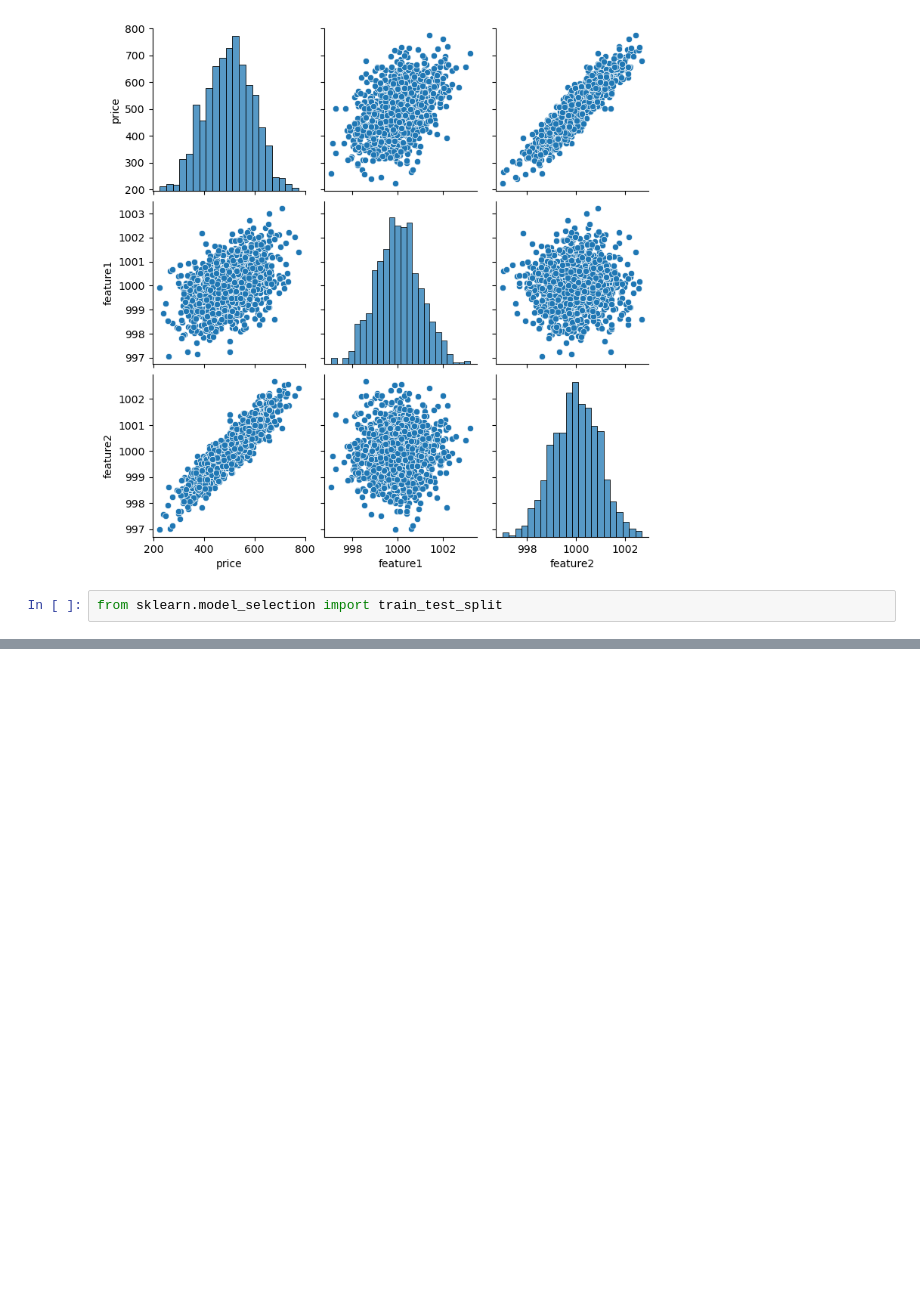
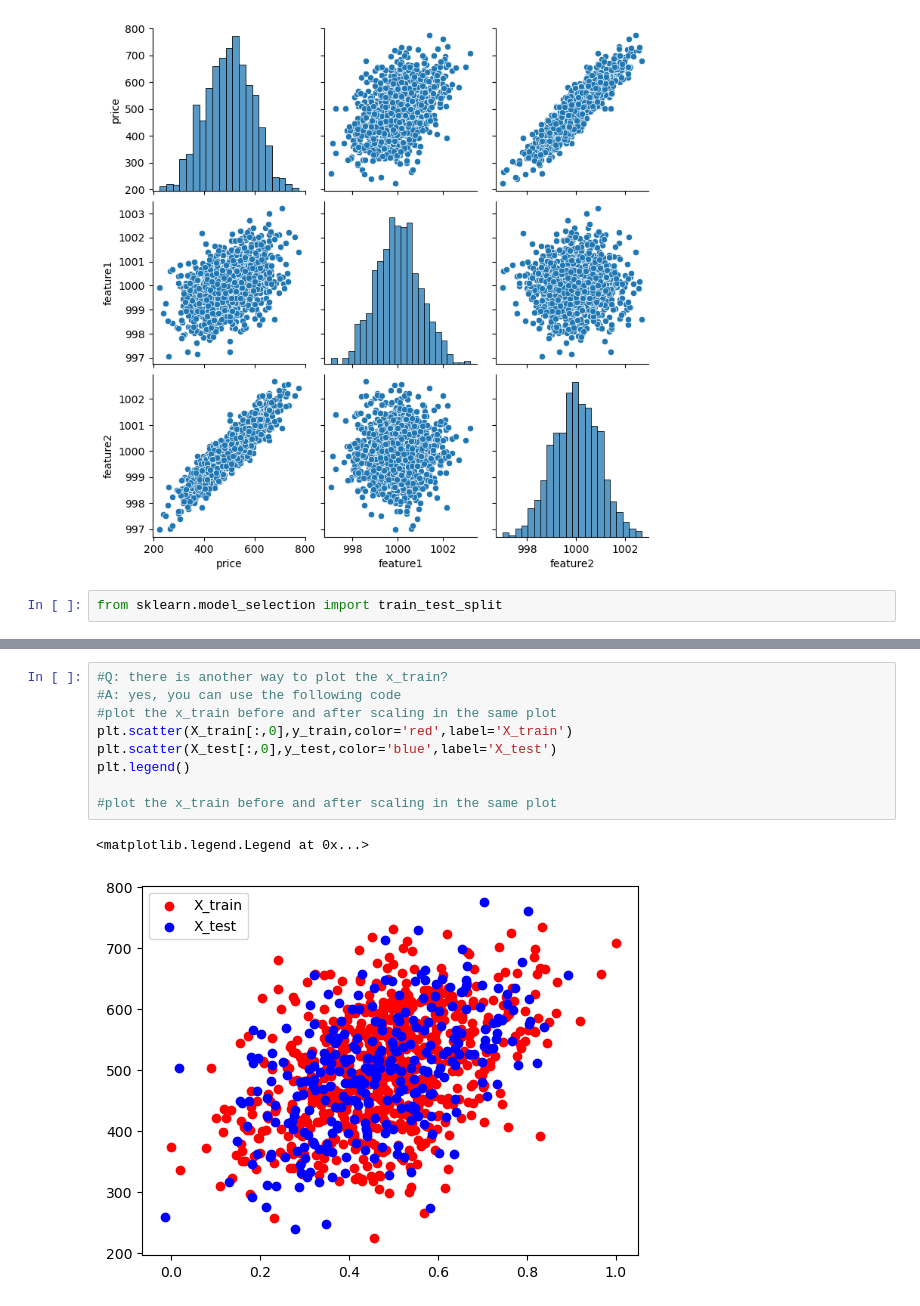
Before and after one commit to matansharon/Data-Science, a Jupyter notebook: Pierian course/My-Codes/TensorFlow_FILES/main.ipynb, the cells around one changed output, grey strips where cells are left out. Cells and saved outputs as stored; diff of their text form; blank space fills up the shorter version.

```diff
--- a/Pierian course/My-Codes/TensorFlow_FILES/main.ipynb
+++ b/Pierian course/My-Codes/TensorFlow_FILES/main.ipynb
@@ -29,0 +58,12 @@ X_train, X_test, y_train, y_test = train_test_split(X, y, test_size=0.3, random_
+# %%
+#Q: there is another way to plot the x_train?
+#A: yes, you can use the following code
+#plot the x_train before and after scaling in the same plot
+plt.scatter(X_train[:,0],y_train,color='red',label='X_train')
+plt.scatter(X_test[:,0],y_test,color='blue',label='X_test')
+plt.legend()
+
+#plot the x_train before and after scaling in the same plot
+# %% [output]
+<matplotlib.legend.Legend at 0x...>
+[figure, added]
```
Also changed, not shown: parts of 4 cells of this notebook, 1 other file.
